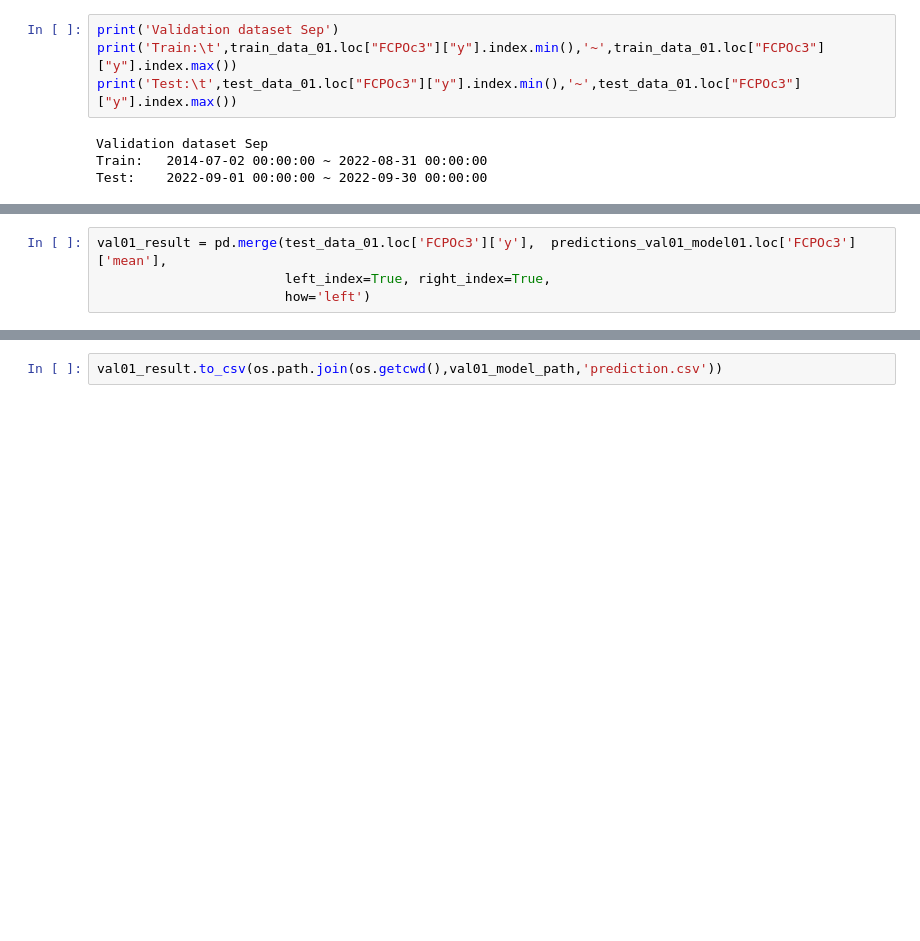
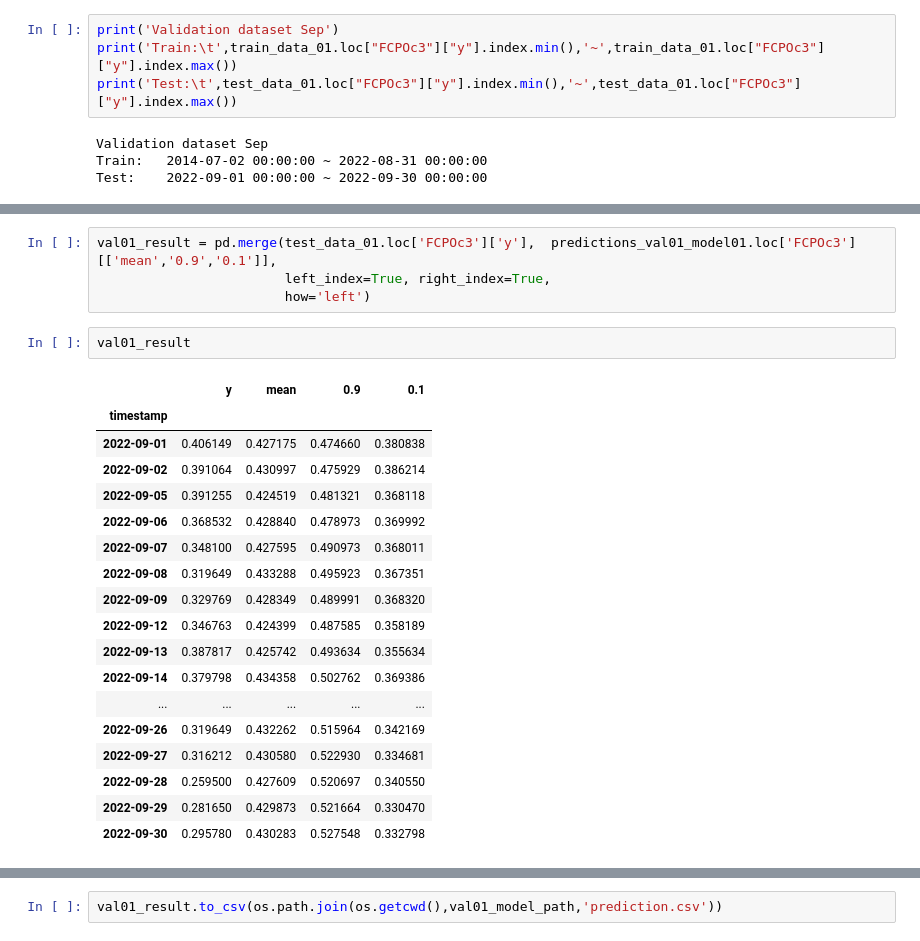
Before and after one commit to gwangjinjeong/palm-oil-price-forecast, a Jupyter notebook: MLOps_Env4palm.ipynb, the cells around one changed output, grey strips where cells are left out. Drawn from its saved outputs; the diff is of its cells as text; blank space fills up the shorter version.

```diff
--- a/MLOps_Env4palm.ipynb
+++ b/MLOps_Env4palm.ipynb
@@ -1288,7 +1303,28 @@ Wall time: 1min 15s
 # %%
-val01_result = pd.merge(test_data_01.loc['FCPOc3']['y'],  predictions_val01_model01.loc['FCPOc3']['mean'],
+val01_result = pd.merge(test_data_01.loc['FCPOc3']['y'],  predictions_val01_model01.loc['FCPOc3'][['mean','0.9','0.1']],
                         left_index=True, right_index=True,
                         how='left')
+# %%
+val01_result
+# %% [output]
+|  | y | mean | 0.9 | 0.1 |
+| timestamp |  |  |  |  |
+| 2022-09-01 | 0.406149 | 0.427175 | 0.474660 | 0.380838 |
+| 2022-09-02 | 0.391064 | 0.430997 | 0.475929 | 0.386214 |
+| 2022-09-05 | 0.391255 | 0.424519 | 0.481321 | 0.368118 |
+| 2022-09-06 | 0.368532 | 0.428840 | 0.478973 | 0.369992 |
+| 2022-09-07 | 0.348100 | 0.427595 | 0.490973 | 0.368011 |
+| 2022-09-08 | 0.319649 | 0.433288 | 0.495923 | 0.367351 |
+| 2022-09-09 | 0.329769 | 0.428349 | 0.489991 | 0.368320 |
+| 2022-09-12 | 0.346763 | 0.424399 | 0.487585 | 0.358189 |
+| 2022-09-13 | 0.387817 | 0.425742 | 0.493634 | 0.355634 |
+| 2022-09-14 | 0.379798 | 0.434358 | 0.502762 | 0.369386 |
+| ... | ... | ... | ... | ... |
+| 2022-09-26 | 0.319649 | 0.432262 | 0.515964 | 0.342169 |
+| 2022-09-27 | 0.316212 | 0.430580 | 0.522930 | 0.334681 |
+| 2022-09-28 | 0.259500 | 0.427609 | 0.520697 | 0.340550 |
+| 2022-09-29 | 0.281650 | 0.429873 | 0.521664 | 0.330470 |
+| 2022-09-30 | 0.295780 | 0.430283 | 0.527548 | 0.332798 |
 # %%
 plt.figure(figsize=(20, 3),dpi=300)
 plt.plot(val01_result['y'], label='real')
```
Also changed, not shown: parts of 194 cells of this notebook.
